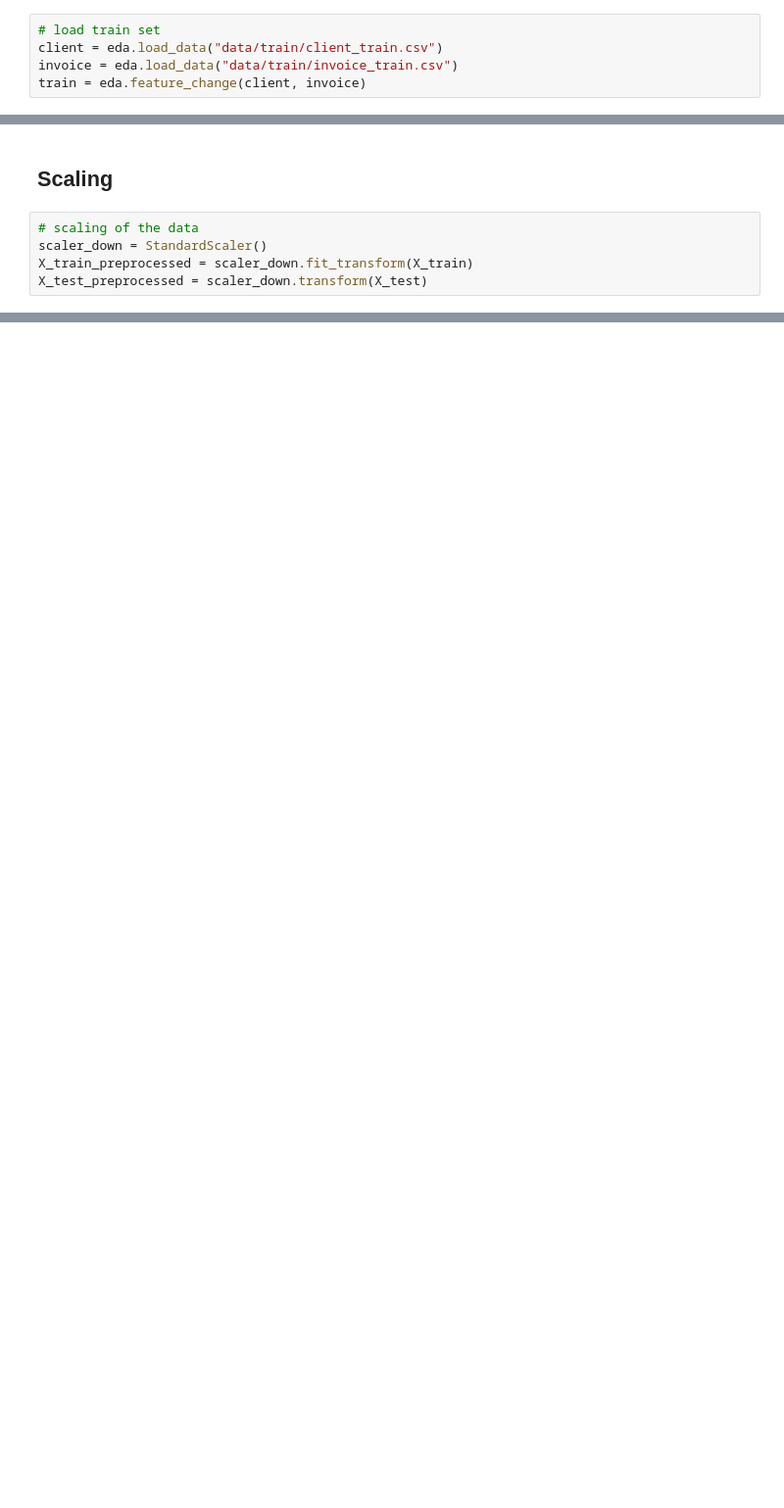
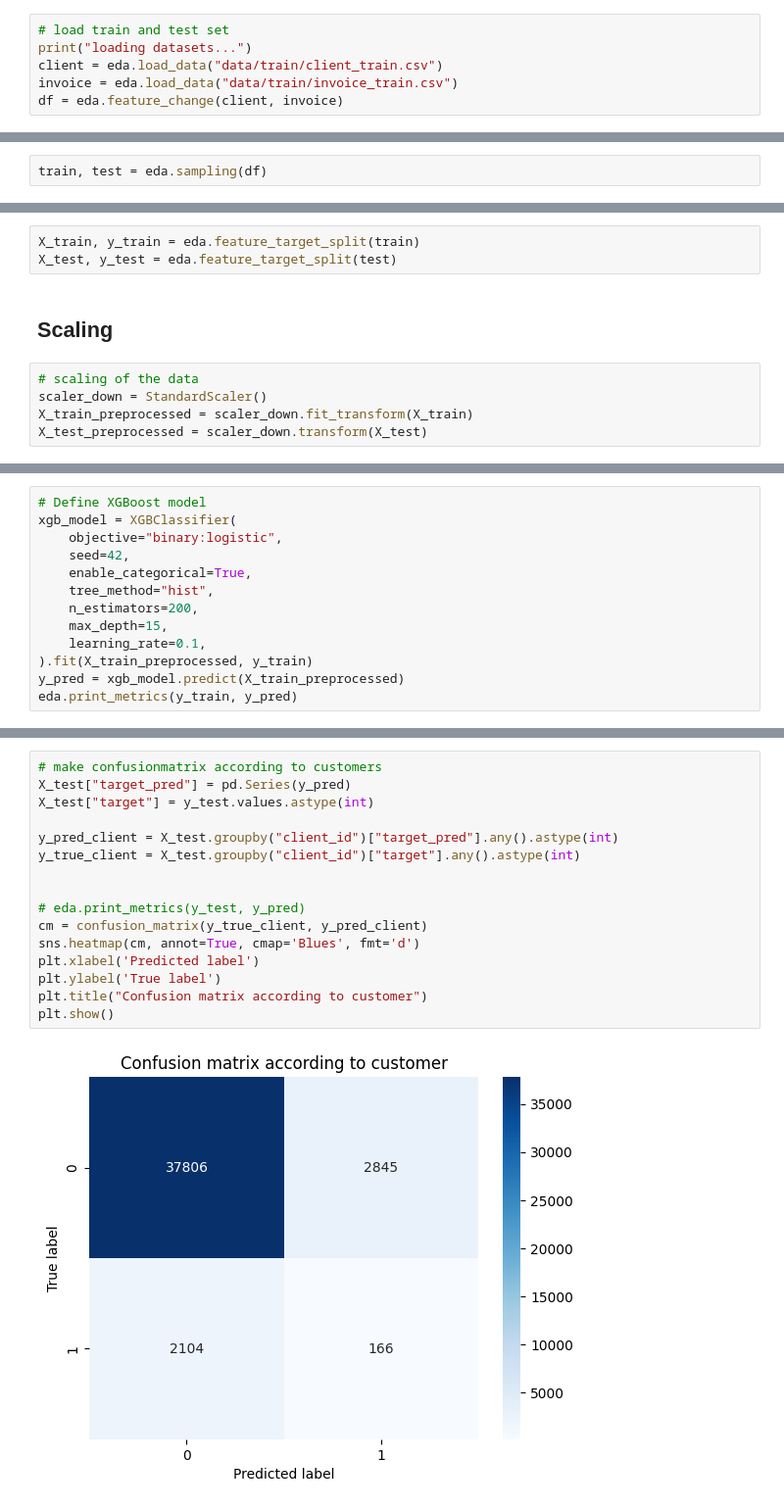
Before and after one commit to tomduese/ds-fraud-detection, a Jupyter notebook: fraud_detection_final.ipynb, the cells around one changed output, grey strips where cells are left out. Shown at 98% size. Drawn from its saved outputs; the diff is of its cells as text; blank space fills up the shorter version.

```diff
--- a/fraud_detection_final.ipynb
+++ b/fraud_detection_final.ipynb
@@ -22,7 +22,8 @@ from skopt import gp_minimize
 from skopt.space import Real, Integer
 from skopt.utils import use_named_args
 # %%
-# load train set
+# load train and test set
+print("loading datasets...")
 client = eda.load_data("data/train/client_train.csv")
 invoice = eda.load_data("data/train/invoice_train.csv")
-train = eda.feature_change(client, invoice)
+df = eda.feature_change(client, invoice)
@@ -87,0 +74,2 @@ Name: target, Length: 418059, dtype: float64
+# %%
+train, test = eda.sampling(df)
@@ -95,3 +85,6 @@ X_test = eda.get_historical_mean(X_test)
+# %%
+X_train, y_train = eda.feature_target_split(train)
+X_test, y_test = eda.feature_target_split(test)
 # %% [markdown]
 ## Scaling
 # %%
@@ -203,0 +114,13 @@ ROC AUC Score: 0.56
+# %%
+# Define XGBoost model
+xgb_model = XGBClassifier(
+    objective="binary:logistic",
+    seed=42,
+    enable_categorical=True,
+    tree_method="hist",
+    n_estimators=200,
+    max_depth=15,
+    learning_rate=0.1,
+).fit(X_train_preprocessed, y_train)
+y_pred = xgb_model.predict(X_train_preprocessed)
+eda.print_metrics(y_train, y_pred)
@@ -203,0 +142,18 @@ ROC AUC Score: 0.56
+# %%
+# make confusionmatrix according to customers
+X_test["target_pred"] = pd.Series(y_pred)
+X_test["target"] = y_test.values.astype(int)
+
+y_pred_client = X_test.groupby("client_id")["target_pred"].any().astype(int)
+y_true_client = X_test.groupby("client_id")["target"].any().astype(int)
+
+
+# eda.print_metrics(y_test, y_pred)
+cm = confusion_matrix(y_true_client, y_pred_client)
+sns.heatmap(cm, annot=True, cmap='Blues', fmt='d')
+plt.xlabel('Predicted label')
+plt.ylabel('True label')
+plt.title("Confusion matrix according to customer")
+plt.show()
+# %% [output]
+[figure, added]
```
Also changed, not shown: parts of 28 cells of this notebook, 1 other file.
